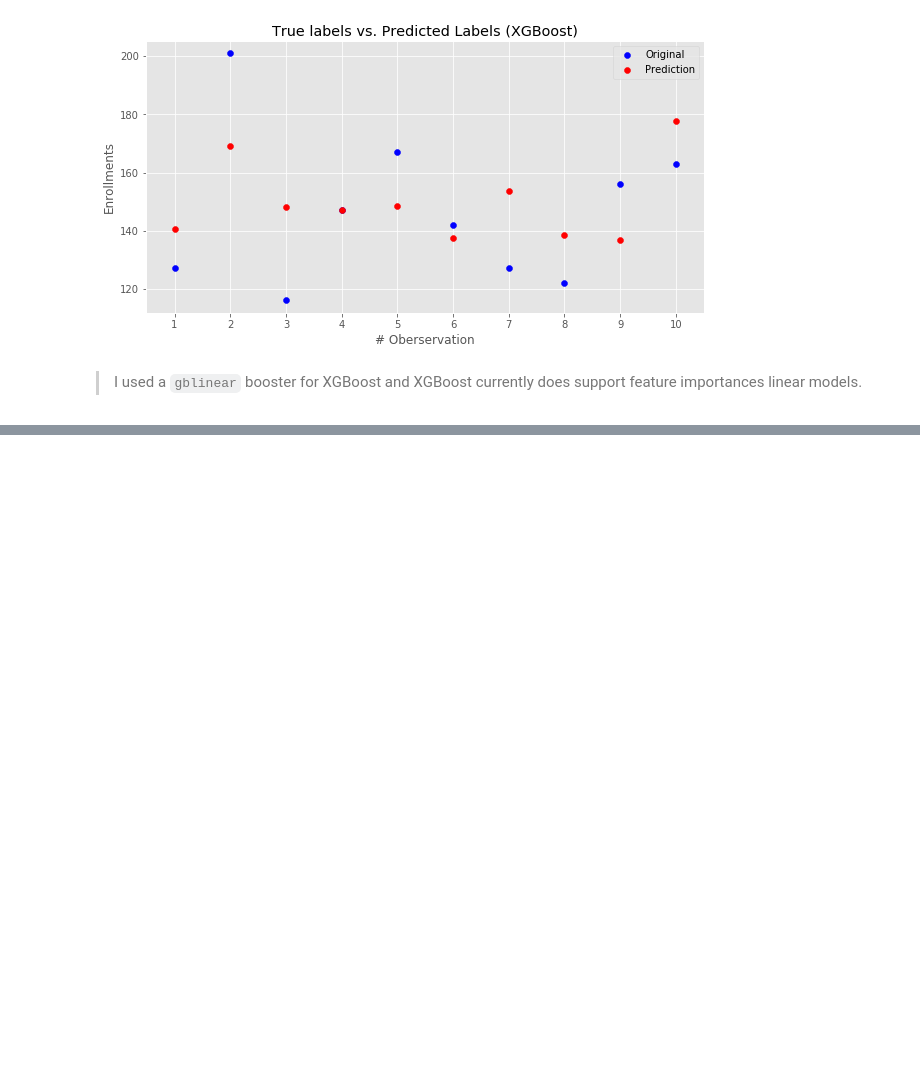
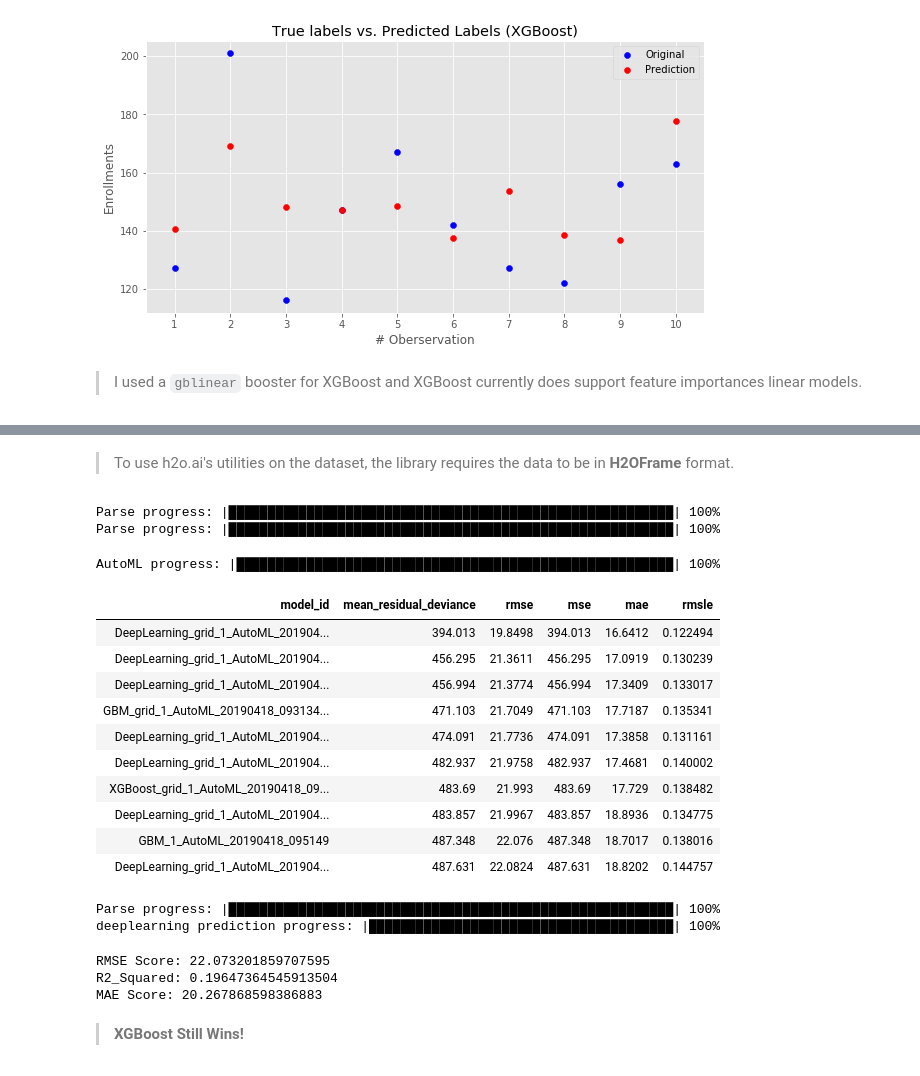
Before and after one commit to sayakpaul/A-B-testing-with-Machine-Learning, a Jupyter notebook: A B tests with Machine Learning.ipynb, the cells around one changed output, grey strips where cells are left out. Saved outputs shown, nothing was run; the diff lists cells and outputs as text; code cells hidden in the pictures; blank space fills up the shorter version.

Commit message:
Added the updated notebook with H2O AutoML

```diff
--- a/A B tests with Machine Learning.ipynb
+++ b/A B tests with Machine Learning.ipynb
@@ -348,0 +381,38 @@ plot_preds(y_test, y_preds, 'XGBoost')
+# %% [markdown]
+> To use h2o.ai's utilities on the dataset, the library requires the data to be in **H2OFrame** format.
+# %%
+X_train['Enrollments'] = y_train
+X_test['Enrollments'] = y_test
+# %%
+X_train_h2o = h2o.H2OFrame(X_train)
+X_test_h2o = h2o.H2OFrame(X_test)
+# %% [output]
+Parse progress: |█████████████████████████████████████████████████████████| 100%
+Parse progress: |█████████████████████████████████████████████████████████| 100%
+# %%
+features = X_train.columns.values.tolist()
+target = "Enrollments"
+# %%
+# Construct the AutoML pipeline
+auto_h2o = H2OAutoML()
+# Train
+auto_h2o.train(x=features,
+               y=target,
+               training_frame=X_train_h2o)
+# %% [output]
+AutoML progress: |████████████████████████████████████████████████████████| 100%
+# %%
+# Overview of how the models performed
+auto_h2o.leaderboard
+# %% [output]
+| model_id | mean_residual_deviance | rmse | mse | mae | rmsle |
+| DeepLearning_grid_1_AutoML_201904... | 394.013 | 19.8498 | 394.013 | 16.6412 | 0.122494 |
+| DeepLearning_grid_1_AutoML_201904... | 456.295 | 21.3611 | 456.295 | 17.0919 | 0.130239 |
+| DeepLearning_grid_1_AutoML_201904... | 456.994 | 21.3774 | 456.994 | 17.3409 | 0.133017 |
+| GBM_grid_1_AutoML_20190418_093134... | 471.103 | 21.7049 | 471.103 | 17.7187 | 0.135341 |
+| DeepLearning_grid_1_AutoML_201904... | 474.091 | 21.7736 | 474.091 | 17.3858 | 0.131161 |
+| DeepLearning_grid_1_AutoML_201904... | 482.937 | 21.9758 | 482.937 | 17.4681 | 0.140002 |
+| XGBoost_grid_1_AutoML_20190418_09... | 483.69 | 21.993 | 483.69 | 17.729 | 0.138482 |
+| DeepLearning_grid_1_AutoML_201904... | 483.857 | 21.9967 | 483.857 | 18.8936 | 0.134775 |
+| GBM_1_AutoML_20190418_095149 | 487.348 | 22.076 | 487.348 | 18.7017 | 0.138016 |
+| DeepLearning_grid_1_AutoML_201904... | 487.631 | 22.0824 | 487.631 | 18.8202 | 0.144757 |
@@ -348,0 +425,18 @@ plot_preds(y_test, y_preds, 'XGBoost')
+# %%
+# Employing the model to make inference
+X_test_h2o_copy = h2o.H2OFrame(X_test_temp)
+y_preds = auto_h2o.predict(X_test_h2o_copy)
+
+# Convert the predictions to a native list
+y_preds = h2o.as_list(y_preds["predict"])
+# %% [output]
+Parse progress: |█████████████████████████████████████████████████████████| 100%
+deeplearning prediction progress: |███████████████████████████████████████| 100%
+# %%
+calculate_metrics(y_test, y_preds)
+# %% [output]
+RMSE Score: 22.073201859707595
+R2_Squared: 0.19647364545913504
+MAE Score: 20.267868598386883
+# %% [markdown]
+> **XGBoost Still Wins!**
```
Also changed, not shown: parts of 5 cells of this notebook.
